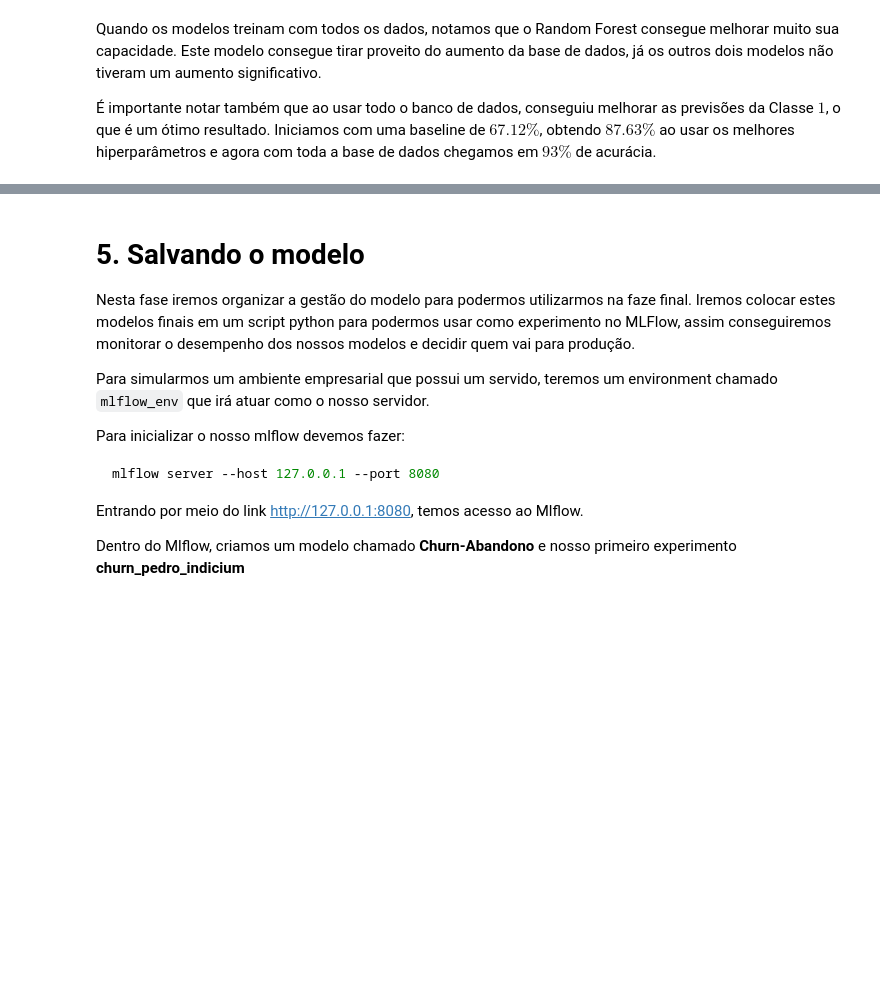
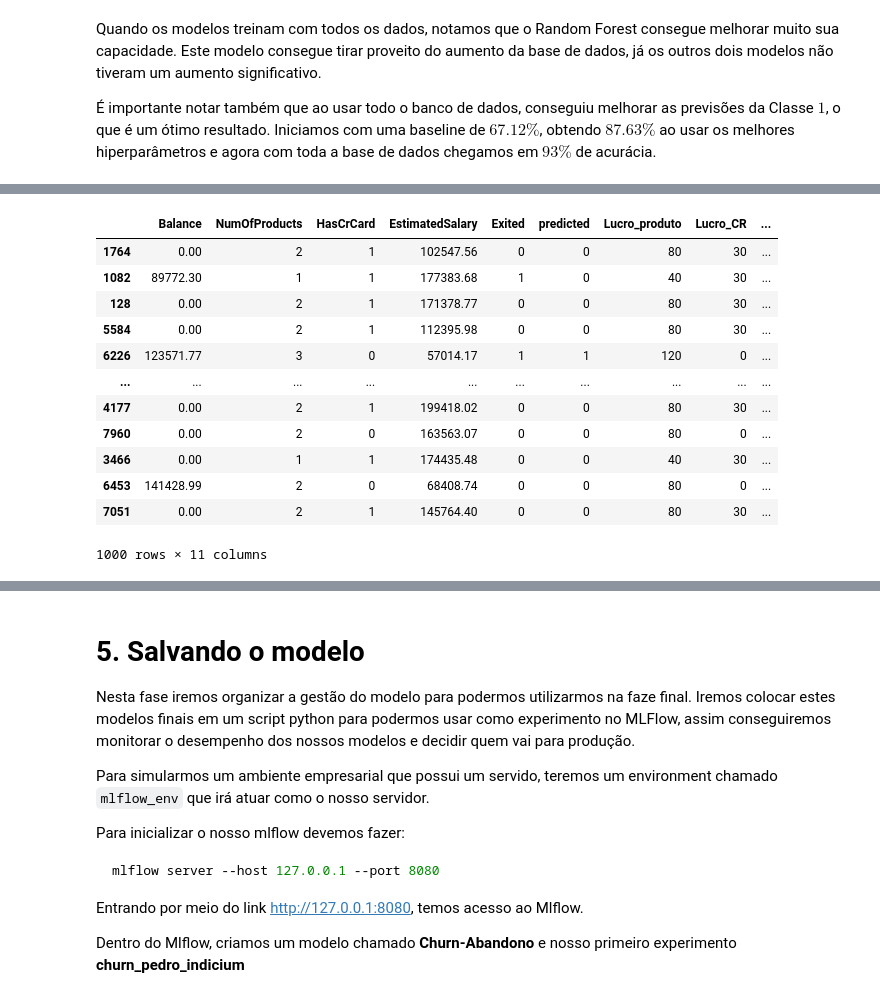
Before and after one commit to mh-pedro/desafio_indicium, a Jupyter notebook: notebooks/preparacao_e_modelagem_dos_dados.ipynb, the cells around one changed output, grey strips where cells are left out. Cells and saved outputs as stored; diff of their text form; code cells hidden in the pictures; blank space fills up the shorter version.

Commit message:
adiciona resultados financeiros

```diff
--- a/notebooks/preparacao_e_modelagem_dos_dados.ipynb
+++ b/notebooks/preparacao_e_modelagem_dos_dados.ipynb
@@ -1289,0 +1339,15 @@ Iniciamos com uma baseline de $67.12\%$, obtendo $87.63\%$ ao usar os melhores h
+# %%
+# Lucro por produto por cartão de credito
+resul_financeiro['Lucro_CR'] = resul_financeiro.apply(
+    lambda row: receita_taxa_cr + receita_juros_cr - custo_cr if row['HasCrCard'] == 1 else 0,
+    axis=1
+)
+# %%
+# Lucro por saldo na conta
+resul_financeiro['Lucro_saldo_conta'] = resul_financeiro['Balance'] * (margem_lucro_saldo - margem_custo_saldo)
+# %%
+# Lucro por convenção de salário
+resul_financeiro['Lucro_conv_salario'] = resul_financeiro['EstimatedSalary'] * (taxa_conversao_salario) * resul_financeiro['Lucro_produto']
+# %%
+# Lucro total
+resul_financeiro['lucro_total'] = resul_financeiro['Lucro_produto'] + resul_financeiro['Lucro_CR'] + resul_financeiro['Lucro_saldo_conta'] + resul_financeiro['Lucro_conv_salario']
@@ -1289,0 +1376,16 @@ Iniciamos com uma baseline de $67.12\%$, obtendo $87.63\%$ ao usar os melhores h
+# %%
+resul_financeiro
+# %% [output]
+|  | Balance | NumOfProducts | HasCrCard | EstimatedSalary | Exited | predicted | Lucro_produto | Lucro_CR | ... |
+| 1764 | 0.00 | 2 | 1 | 102547.56 | 0 | 0 | 80 | 30 | ... |
+| 1082 | 89772.30 | 1 | 1 | 177383.68 | 1 | 0 | 40 | 30 | ... |
+| 128 | 0.00 | 2 | 1 | 171378.77 | 0 | 0 | 80 | 30 | ... |
+| 5584 | 0.00 | 2 | 1 | 112395.98 | 0 | 0 | 80 | 30 | ... |
+| 6226 | 123571.77 | 3 | 0 | 57014.17 | 1 | 1 | 120 | 0 | ... |
+| ... | ... | ... | ... | ... | ... | ... | ... | ... | ... |
+| 4177 | 0.00 | 2 | 1 | 199418.02 | 0 | 0 | 80 | 30 | ... |
+| 7960 | 0.00 | 2 | 0 | 163563.07 | 0 | 0 | 80 | 0 | ... |
+| 3466 | 0.00 | 1 | 1 | 174435.48 | 0 | 0 | 40 | 30 | ... |
+| 6453 | 141428.99 | 2 | 0 | 68408.74 | 0 | 0 | 80 | 0 | ... |
+| 7051 | 0.00 | 2 | 1 | 145764.40 | 0 | 0 | 80 | 30 | ... |
+1000 rows × 11 columns
```
Also changed, not shown: parts of 15 cells of this notebook, 1 other file.
